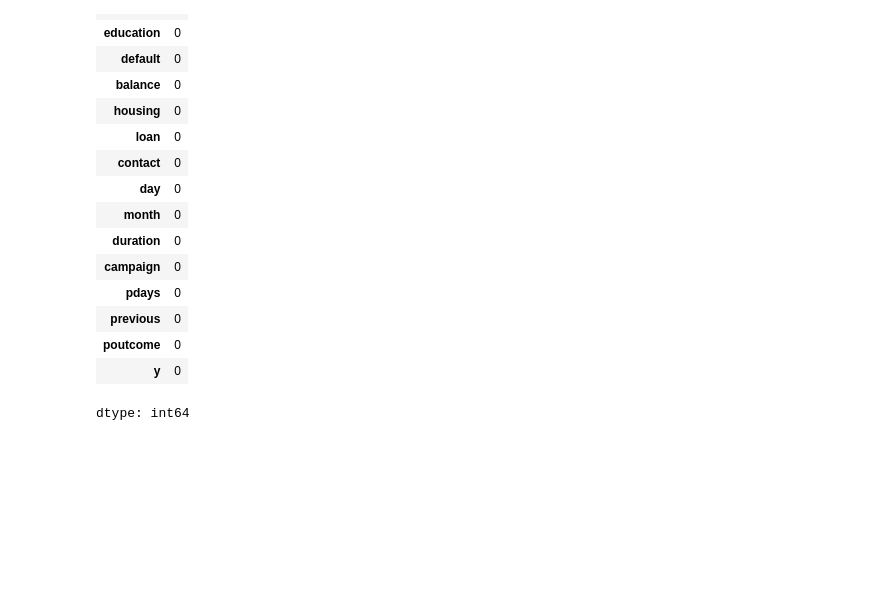
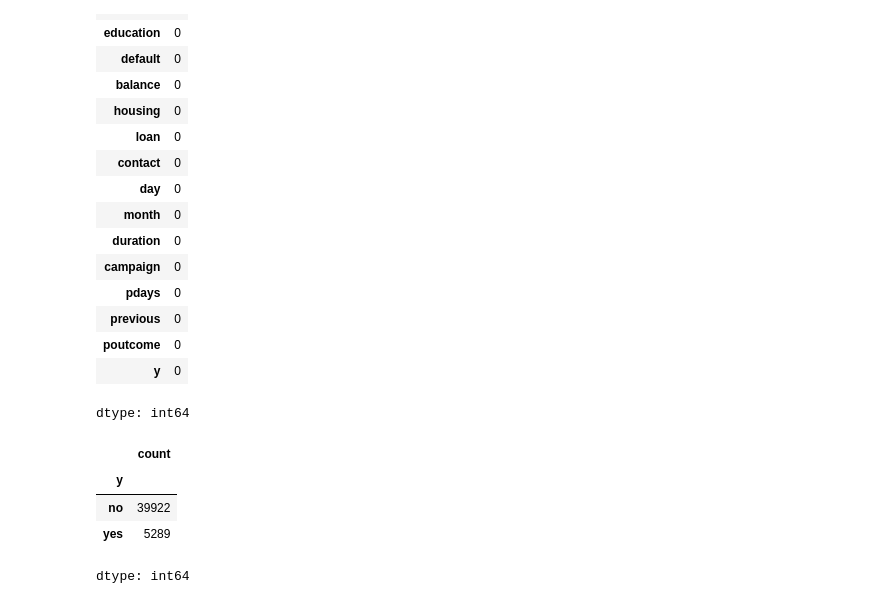
Before and after one commit to AbhishekShah272002/Deep-Learning-and-NLP, a Jupyter notebook: Bank_Marketing.ipynb, the cells around one changed output. Saved outputs shown, nothing was run; the diff lists cells and outputs as text; code cells hidden in the pictures; blank space fills up the shorter version.

```diff
--- a/Bank_Marketing.ipynb
+++ b/Bank_Marketing.ipynb
@@ -90,3 +90,19 @@ df.isnull().sum()
 | poutcome | 0 |
 | y | 0 |
 dtype: int64
+# %%
+x=df.drop("y",axis=1)
+y=df["y"]
+
+y.map({
+    "yes":1,
+    "no":0
+})
+
+y.value_counts()
+# %% [output]
+|  | count |
+| y |  |
+| no | 39922 |
+| yes | 5289 |
+dtype: int64
```
